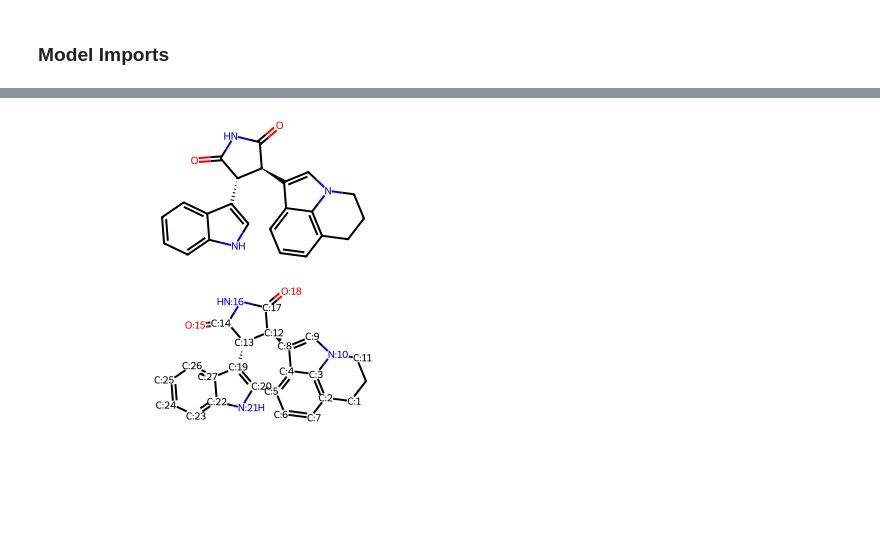
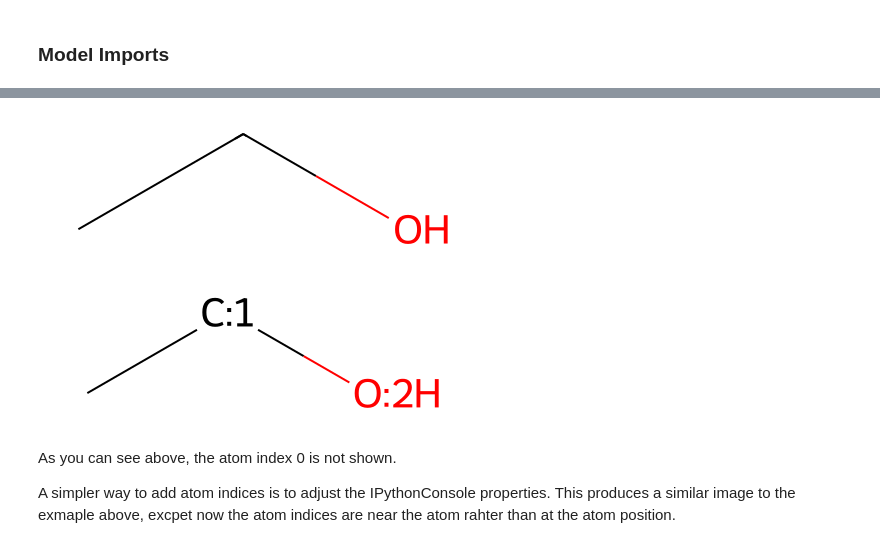
Before and after one commit to hilpresent/rdkit-cookbook, a Jupyter notebook: rdkit_cookbook.ipynb, the cells around one changed output, grey strips where cells are left out. Saved outputs shown, nothing was run; the diff lists cells and outputs as text; code cells hidden in the pictures; blank space fills up the shorter version.

```diff
--- a/rdkit_cookbook.ipynb
+++ b/rdkit_cookbook.ipynb
@@ -23,15 +27,19 @@ def mol_with_atom_index(molecule):
     return molecule
 # %%
 # test case in a kinase inhibitor
-molecule = Chem.MolFromSmiles("C1CC2=C3C(=CC=C2)C(=CN3C1)[C@H]4[C@@H](C(=O)NC4=O)C5=CNC6=CC=CC=C65")
+molecule = Chem.MolFromSmiles('CCO')
 
 # molecule without atom index
 molecule
 # %% [output]
-[figure, old version]
+[figure, new version]
 # %%
 # with atom index
 mol = mol_with_atom_index(molecule)
 mol
 # %% [output]
-[figure, old version]
+[figure, new version]
+# %% [markdown]
+As you can see above, the atom index 0 is not shown.
+
+A simpler way to add atom indices is to adjust the IPythonConsole properties. This produces a similar image to the exmaple above, excpet now the atom indices are near the atom rahter than at the atom position.
```
Also changed, not shown: parts of 18 cells of this notebook.
